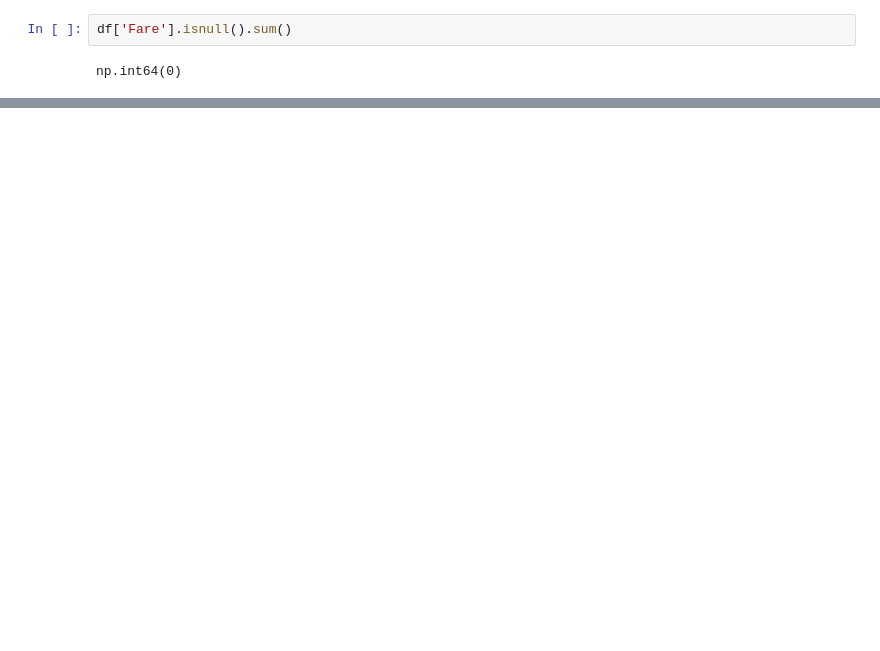
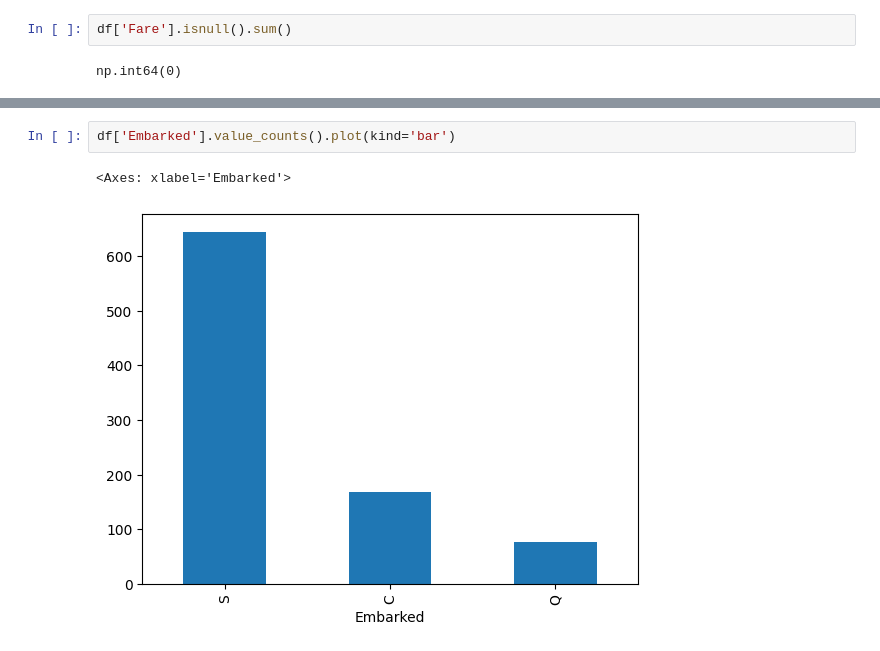
Before and after one commit to GitTanish/DataAnalysis, a Jupyter notebook: eda1.ipynb, the cells around one changed output, grey strips where cells are left out. Drawn from its saved outputs; the diff is of its cells as text; blank space fills up the shorter version.

```diff
--- a/eda1.ipynb
+++ b/eda1.ipynb
@@ -180,0 +206,5 @@ np.int64(0)
+# %%
+df['Embarked'].value_counts().plot(kind='bar')
+# %% [output]
+<Axes: xlabel='Embarked'>
+[figure, added]
```
Also changed, not shown: parts of 11 cells of this notebook.
